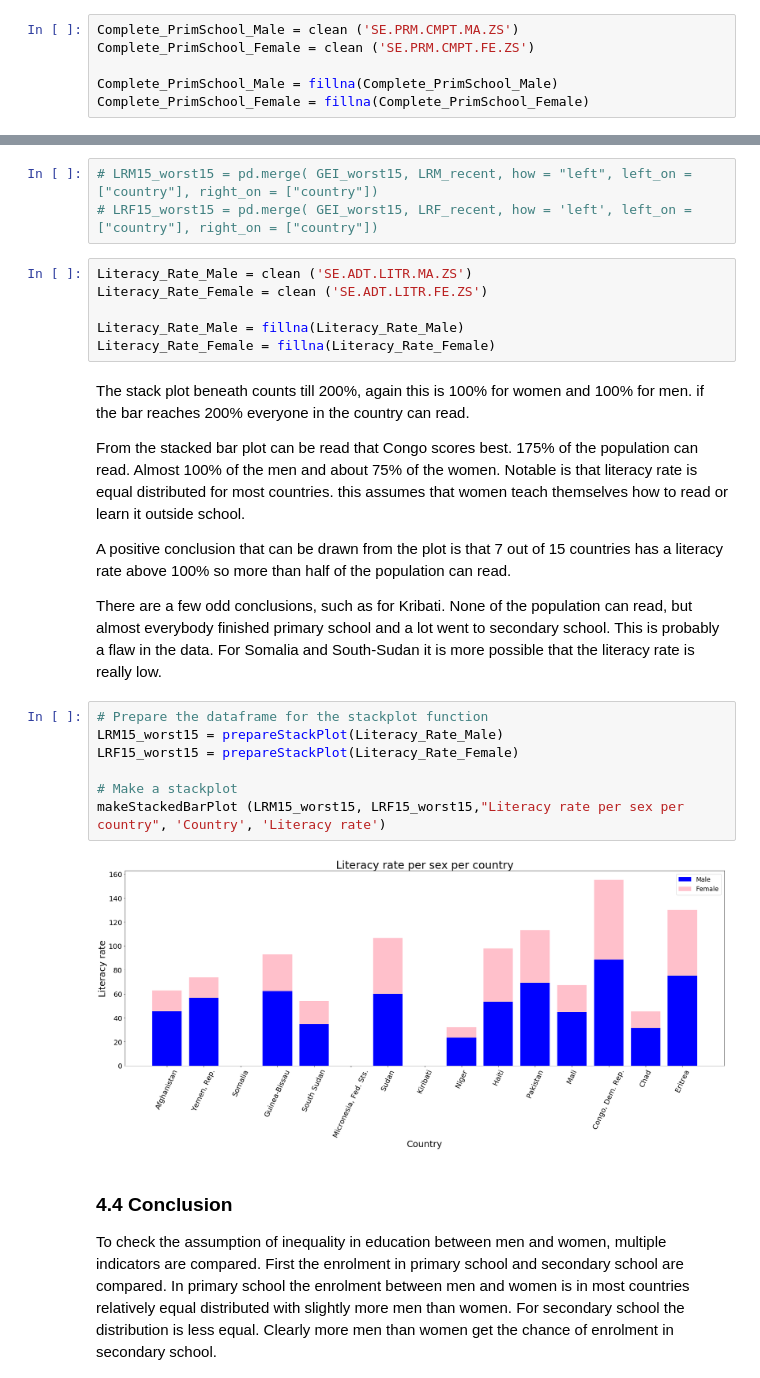
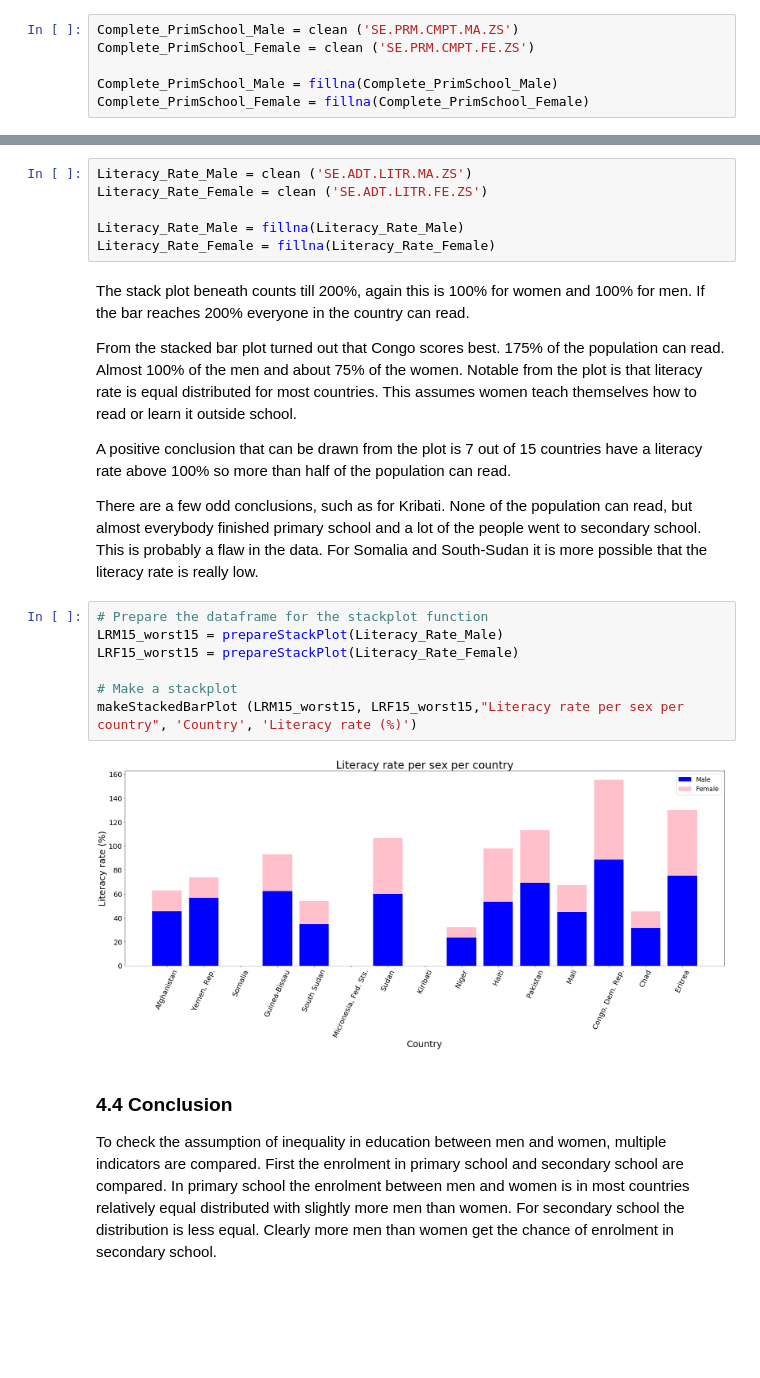
Before and after one commit to omar-d/EPA-WB-Equity, a Jupyter notebook: Final_Assignment(v0.99).ipynb, the cells around one changed output, grey strips where cells are left out. Cells and saved outputs as stored; diff of their text form; blank space fills up the shorter version.

```diff
--- a/Final_Assignment(v0.99).ipynb
+++ b/Final_Assignment(v0.99).ipynb
@@ -613,6 +550,3 @@ The literacy rate shows what percentage of a country can read. This indicator is
-# %%
-# LRM15_worst15 = pd.merge( GEI_worst15, LRM_recent, how = "left", left_on = ["country"], right_on = ["country"])
-# LRF15_worst15 = pd.merge( GEI_worst15, LRF_recent, how = 'left', left_on = ["country"], right_on = ["country"])
 # %%
 Literacy_Rate_Male = clean ('SE.ADT.LITR.MA.ZS')
 Literacy_Rate_Female = clean ('SE.ADT.LITR.FE.ZS')
@@ -620,22 +554,22 @@ Literacy_Rate_Female = clean ('SE.ADT.LITR.FE.ZS')
 Literacy_Rate_Male = fillna(Literacy_Rate_Male)
 Literacy_Rate_Female = fillna(Literacy_Rate_Female)
 # %% [markdown]
-The stack plot beneath counts till 200%, again this is 100% for women and 100% for men. if the bar reaches 200% everyone in the country can read.
+The stack plot beneath counts till 200%, again this is 100% for women and 100% for men. If the bar reaches 200% everyone in the country can read.
 
-From the stacked bar plot can be read that Congo scores best. 175% of the population can read. Almost 100% of the men and about 75% of the women. Notable is that literacy rate is equal distributed for most countries. this assumes that women teach themselves how to read or learn it outside school.
+From the stacked bar plot turned out that Congo scores best. 175% of the population can read. Almost 100% of the men and about 75% of the women. Notable from the plot is that literacy rate is equal distributed for most countries. This assumes women teach themselves how to read or learn it outside school.
 
-A positive conclusion that can be drawn from the plot is that 7 out of 15 countries has a literacy rate above 100% so more than half of the population can read.
+A positive conclusion that can be drawn from the plot is 7 out of 15 countries have a literacy rate above 100% so more than half of the population can read.
 
-There are a few odd conclusions, such as for Kribati. None of the population can read, but almost everybody finished primary school and a lot went to secondary school. This is probably a flaw in the data. For Somalia and South-Sudan it is more possible that the literacy rate is really low.
+There are a few odd conclusions, such as for Kribati. None of the population can read, but almost everybody finished primary school and a lot of the people went to secondary school. This is probably a flaw in the data. For Somalia and South-Sudan it is more possible that the literacy rate is really low.
 # %%
 # Prepare the dataframe for the stackplot function
 LRM15_worst15 = prepareStackPlot(Literacy_Rate_Male)
 LRF15_worst15 = prepareStackPlot(Literacy_Rate_Female)
 
 # Make a stackplot
-makeStackedBarPlot (LRM15_worst15, LRF15_worst15,"Literacy rate per sex per country", 'Country', 'Literacy rate')
+makeStackedBarPlot (LRM15_worst15, LRF15_worst15,"Literacy rate per sex per country", 'Country', 'Literacy rate (%)')
 # %% [output]
-[figure, old version]
+[figure, new version]
 # %% [markdown]
 ### 4.4 Conclusion
 
```
Also changed, not shown: parts of 90 cells of this notebook.
